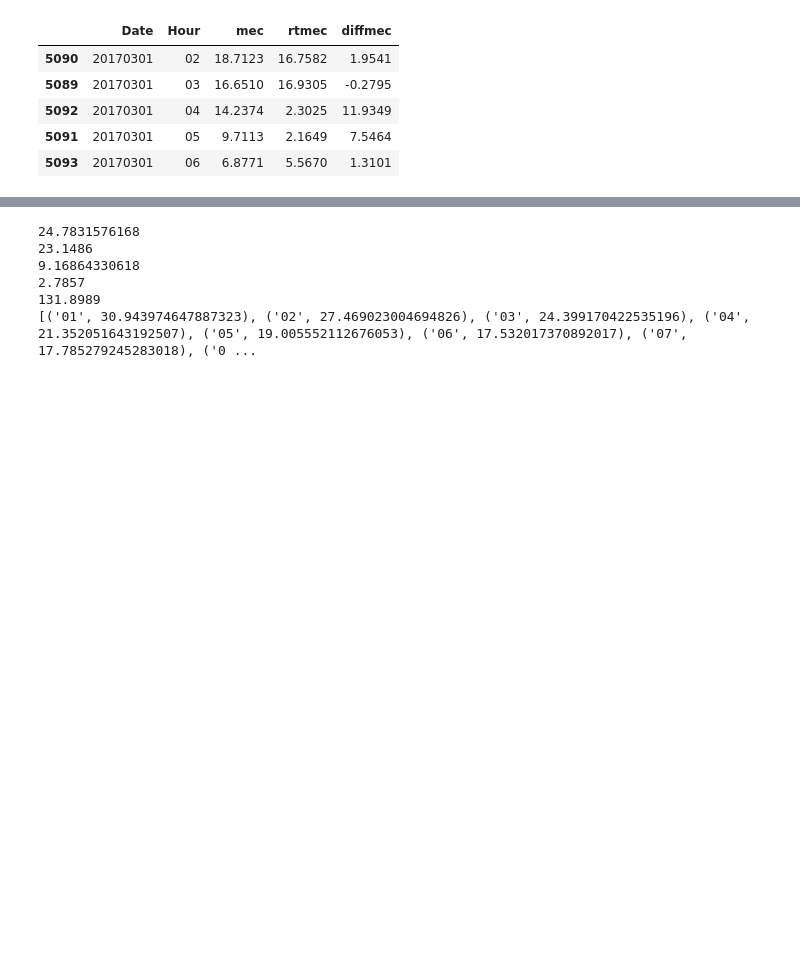
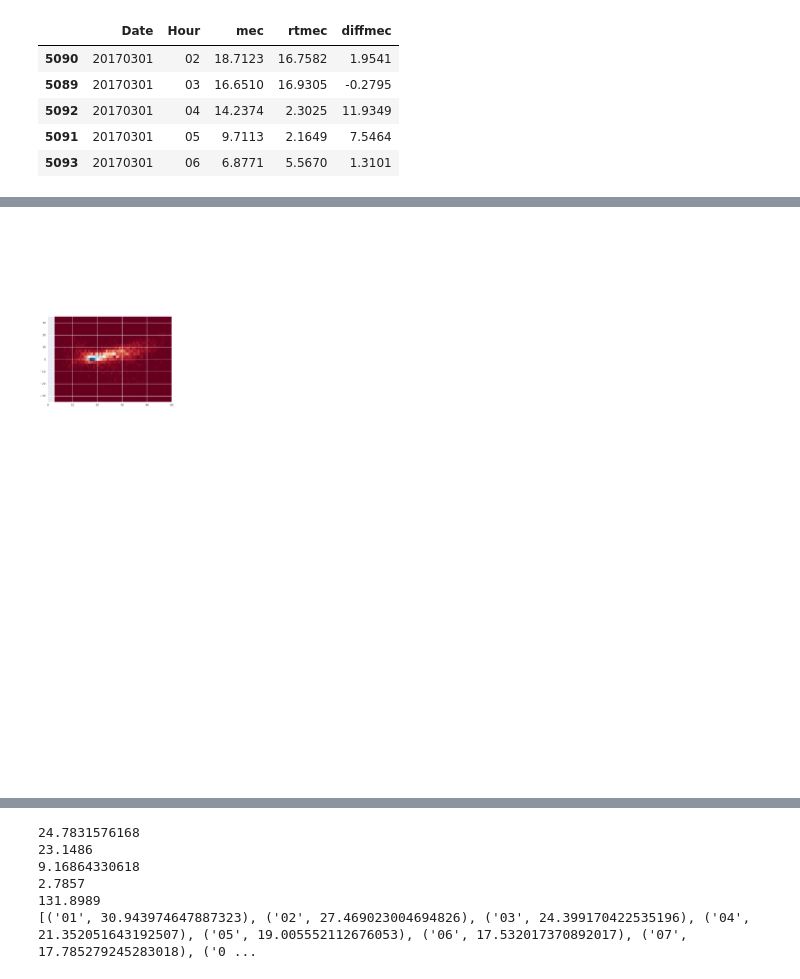
Before and after one commit to drewgray/spp-da-price-forecast, a Jupyter notebook: spp_da_2016.ipynb, the cells around one changed output, grey strips where cells are left out. Drawn from its saved outputs; the diff is of its cells as text; code cells hidden in the pictures; blank space fills up the shorter version.

```diff
--- a/spp_da_2016.ipynb
+++ b/spp_da_2016.ipynb
@@ -144,0 +213,9 @@ plt.show()
+# %%
+plt.hist2d(mdf['mec'],mdf['diffmec'], bins=200, cmap=plt.cm.get_cmap('RdBu'))
+ax = plt.gca()
+ax.axis([0,50,-35,35])
+#fig = plt.gcf()
+#fig.set_size_inches(10,10)
+plt.show()
+# %% [output]
+[figure, added]
```
Also changed, not shown: parts of 16 cells of this notebook, 25 other files.
